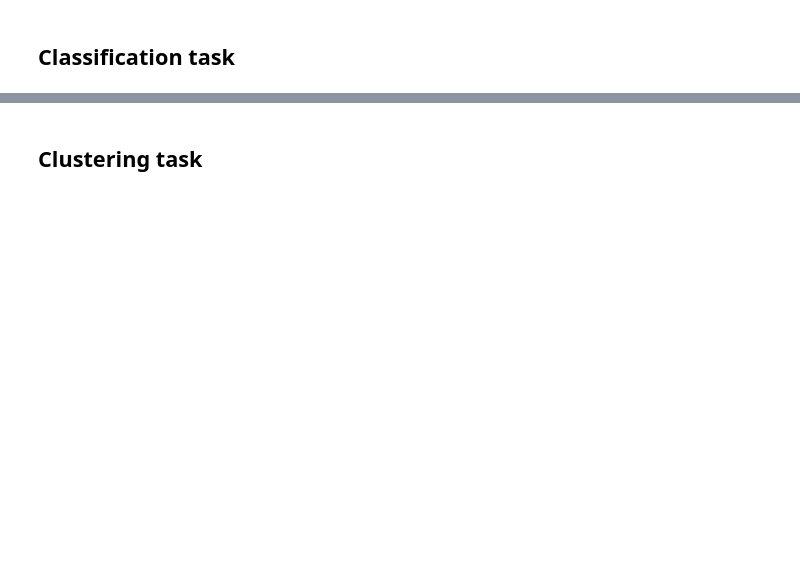
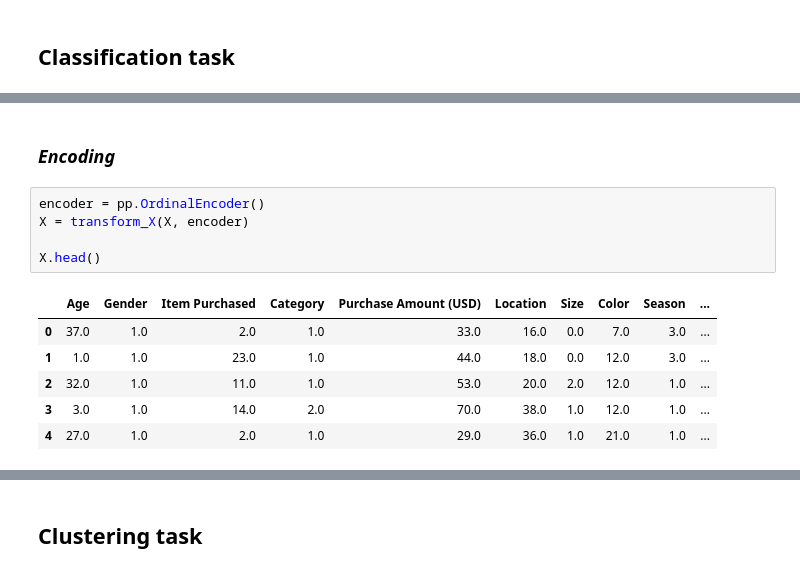
Before and after one commit to georgekovin/Consumer-Behavior-and-Shopping-Habits-Research, a Jupyter notebook: research.ipynb, the cells around one changed output, grey strips where cells are left out. Cells and saved outputs as stored; diff of their text form; blank space fills up the shorter version.

```diff
--- a/research.ipynb
+++ b/research.ipynb
@@ -681,0 +708,14 @@ Regression model is saved!
+# %% [markdown]
+### *Encoding*
+# %%
+encoder = pp.OrdinalEncoder()
+X = transform_X(X, encoder)
+
+X.head()
+# %% [output]
+|  | Age | Gender | Item Purchased | Category | Purchase Amount (USD) | Location | Size | Color | Season | ... |
+| 0 | 37.0 | 1.0 | 2.0 | 1.0 | 33.0 | 16.0 | 0.0 | 7.0 | 3.0 | ... |
+| 1 | 1.0 | 1.0 | 23.0 | 1.0 | 44.0 | 18.0 | 0.0 | 12.0 | 3.0 | ... |
+| 2 | 32.0 | 1.0 | 11.0 | 1.0 | 53.0 | 20.0 | 2.0 | 12.0 | 1.0 | ... |
+| 3 | 3.0 | 1.0 | 14.0 | 2.0 | 70.0 | 38.0 | 1.0 | 12.0 | 1.0 | ... |
+| 4 | 27.0 | 1.0 | 2.0 | 1.0 | 29.0 | 36.0 | 1.0 | 21.0 | 1.0 | ... |
```
Also changed, not shown: parts of 44 cells of this notebook, 5 other files.
